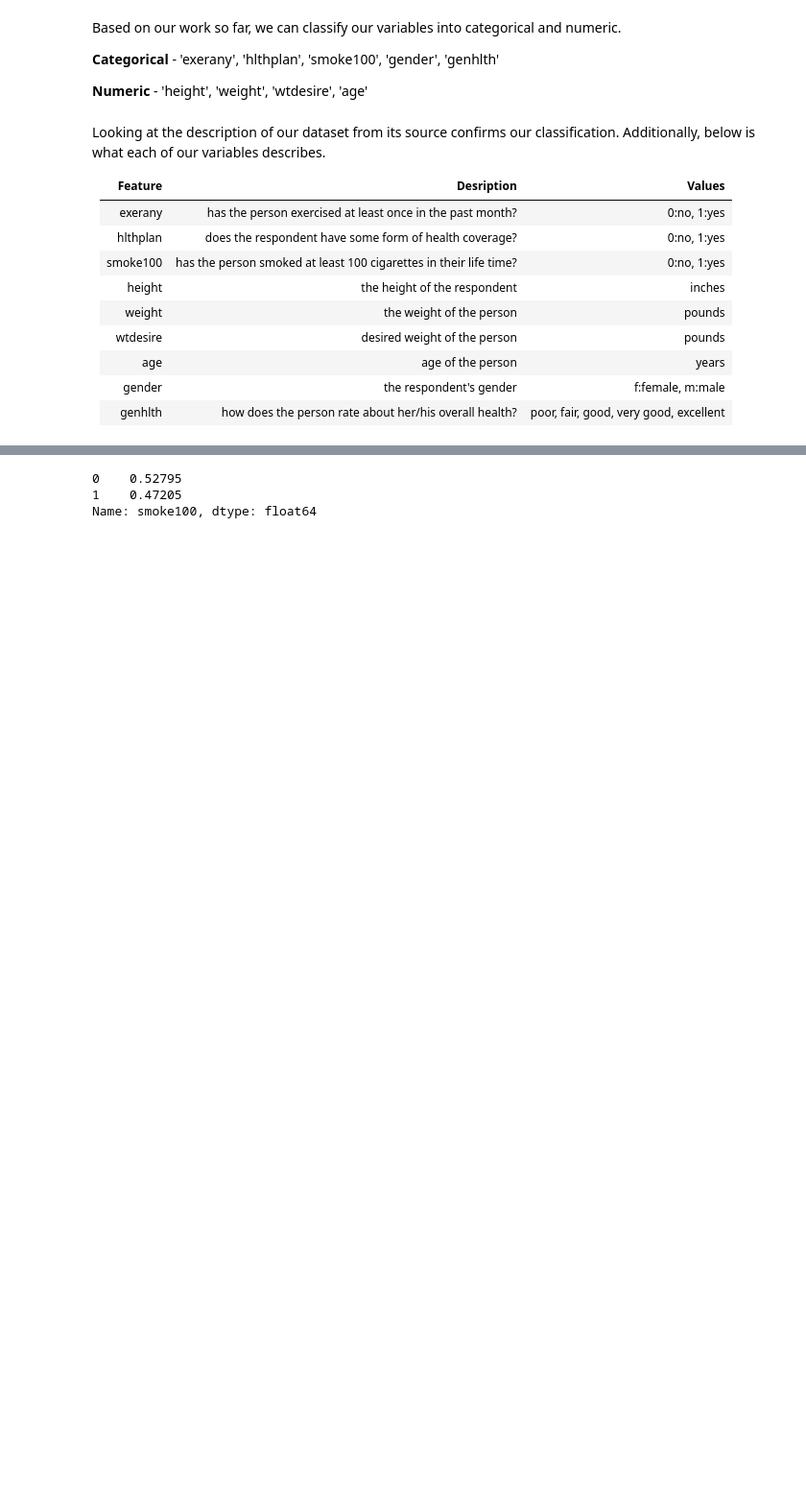
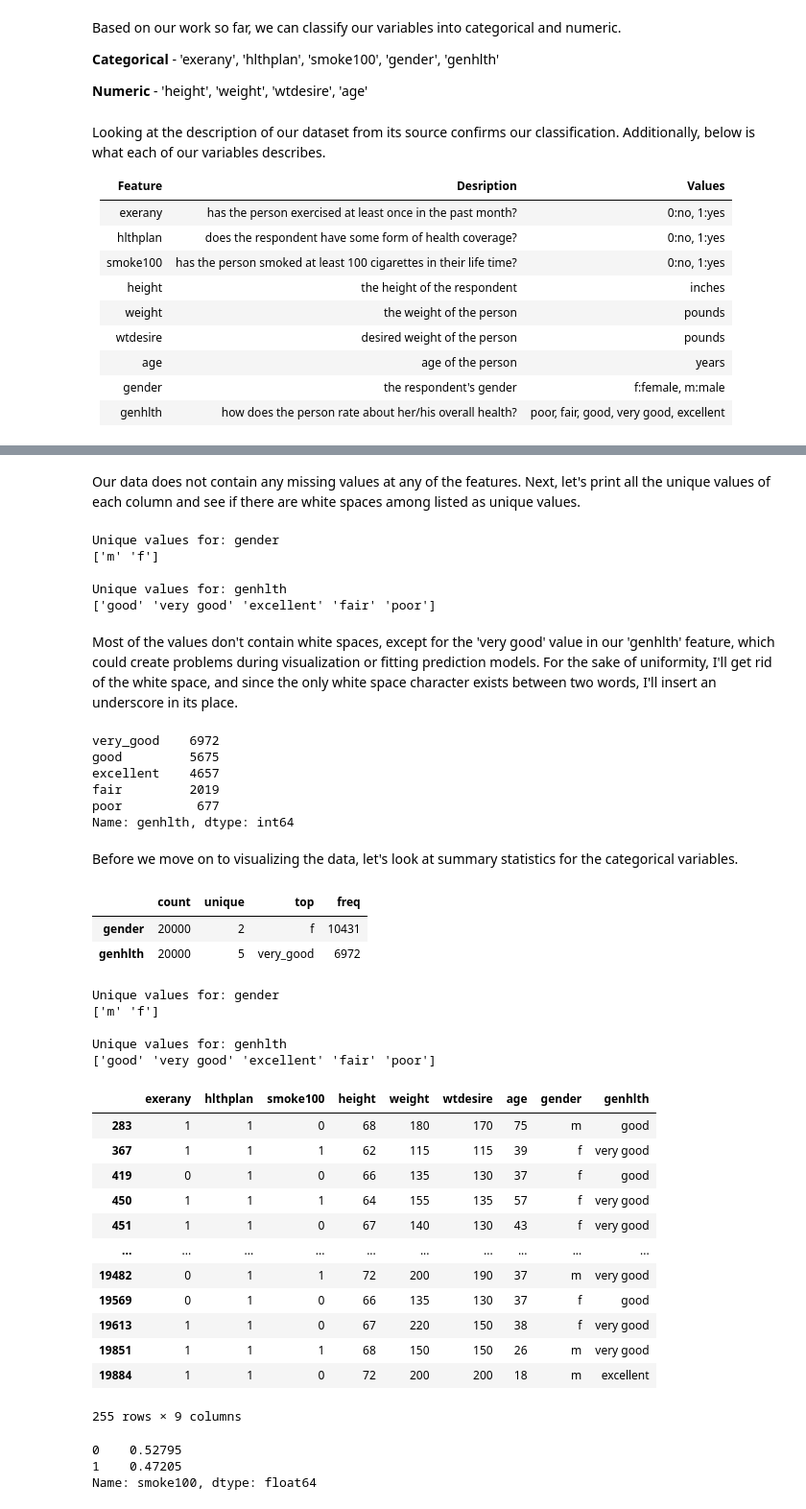
Before and after one commit to EphiWalker/BRFSS_Health, a Jupyter notebook: brfss_health.ipynb, the cells around one changed output, grey strips where cells are left out. Shown at 96% size. Cells and saved outputs as stored; diff of their text form; code cells hidden in the pictures; blank space fills up the shorter version.

```diff
--- a/brfss_health.ipynb
+++ b/brfss_health.ipynb
@@ -181,3 +228,66 @@ genhlth |how does the person rate about her/his overall health?   |poor, fair, g
+# %% [markdown]
+Our data does not contain any missing values at any of the features. Next, let's print all the unique values of each column and see if there are white spaces among listed as unique values.
+# %%
+categorical_col = cdc.columns[cdc.dtypes==object].tolist()
+
+for col in categorical_col:
+  print('Unique values for: ' + col)
+  print(cdc[col].unique())
+  print('')
+# %% [output]
+Unique values for: gender
+['m' 'f']
+
+Unique values for: genhlth
+['good' 'very good' 'excellent' 'fair' 'poor']
+# %% [markdown]
+Most of the values don't contain white spaces, except for the 'very good' value in our 'genhlth' feature, which could create problems during visualization or fitting prediction models. For the sake of uniformity, I'll get rid of the white space, and since the only white space character exists between two words, I'll insert an underscore in its place.
+# %%
+cdc['genhlth']=cdc['genhlth'].replace(' ', '_', regex=True)
+# %%
+cdc['genhlth'].value_counts()
+# %% [output]
+very_good    6972
+good         5675
+excellent    4657
+fair         2019
+poor          677
+Name: genhlth, dtype: int64
+# %% [markdown]
+Before we move on to visualizing the data, let's look at summary statistics for the categorical variables.
+# %%
+cdc.describe(include='object').T
+# %% [output]
+|  | count | unique | top | freq |
+| gender | 20000 | 2 | f | 10431 |
+| genhlth | 20000 | 5 | very_good | 6972 |
+# %%
+for col in categorical_col:
+  print('Unique values for: ' + col)
+  print(cdc[col].unique())
+  print('')
+# %% [output]
+Unique values for: gender
+['m' 'f']
+
+Unique values for: genhlth
+['good' 'very good' 'excellent' 'fair' 'poor']
+# %%
+cdc[cdc.duplicated(keep=False)==True]
+# %% [output]
+|  | exerany | hlthplan | smoke100 | height | weight | wtdesire | age | gender | genhlth |
+| 283 | 1 | 1 | 0 | 68 | 180 | 170 | 75 | m | good |
+| 367 | 1 | 1 | 1 | 62 | 115 | 115 | 39 | f | very good |
+| 419 | 0 | 1 | 0 | 66 | 135 | 130 | 37 | f | good |
+| 450 | 1 | 1 | 1 | 64 | 155 | 135 | 57 | f | very good |
+| 451 | 1 | 1 | 0 | 67 | 140 | 130 | 43 | f | very good |
+| ... | ... | ... | ... | ... | ... | ... | ... | ... | ... |
+| 19482 | 0 | 1 | 1 | 72 | 200 | 190 | 37 | m | very good |
+| 19569 | 0 | 1 | 0 | 66 | 135 | 130 | 37 | f | good |
+| 19613 | 1 | 1 | 0 | 67 | 220 | 150 | 38 | f | very good |
+| 19851 | 1 | 1 | 1 | 68 | 150 | 150 | 26 | m | very good |
+| 19884 | 1 | 1 | 0 | 72 | 200 | 200 | 18 | m | excellent |
+255 rows × 9 columns
 # %%
 cdc['smoke100'].value_counts(normalize=True)
 # %% [output]
```
Also changed, not shown: parts of 10 cells of this notebook.
